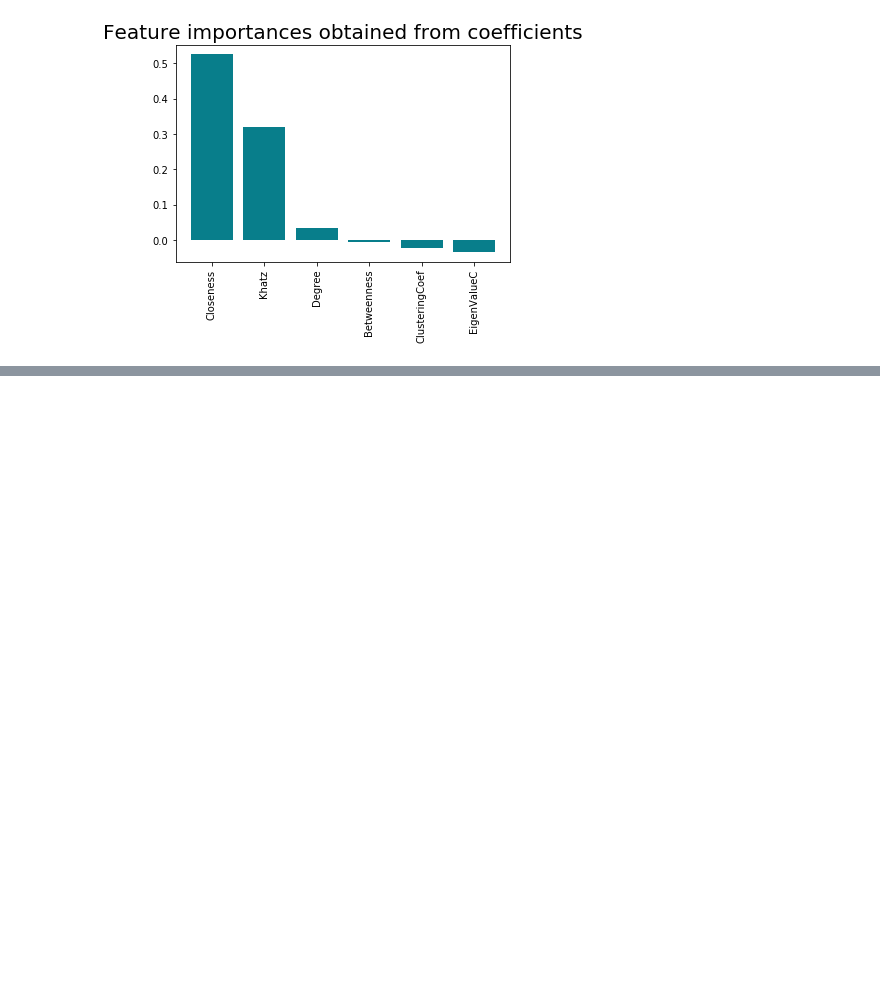
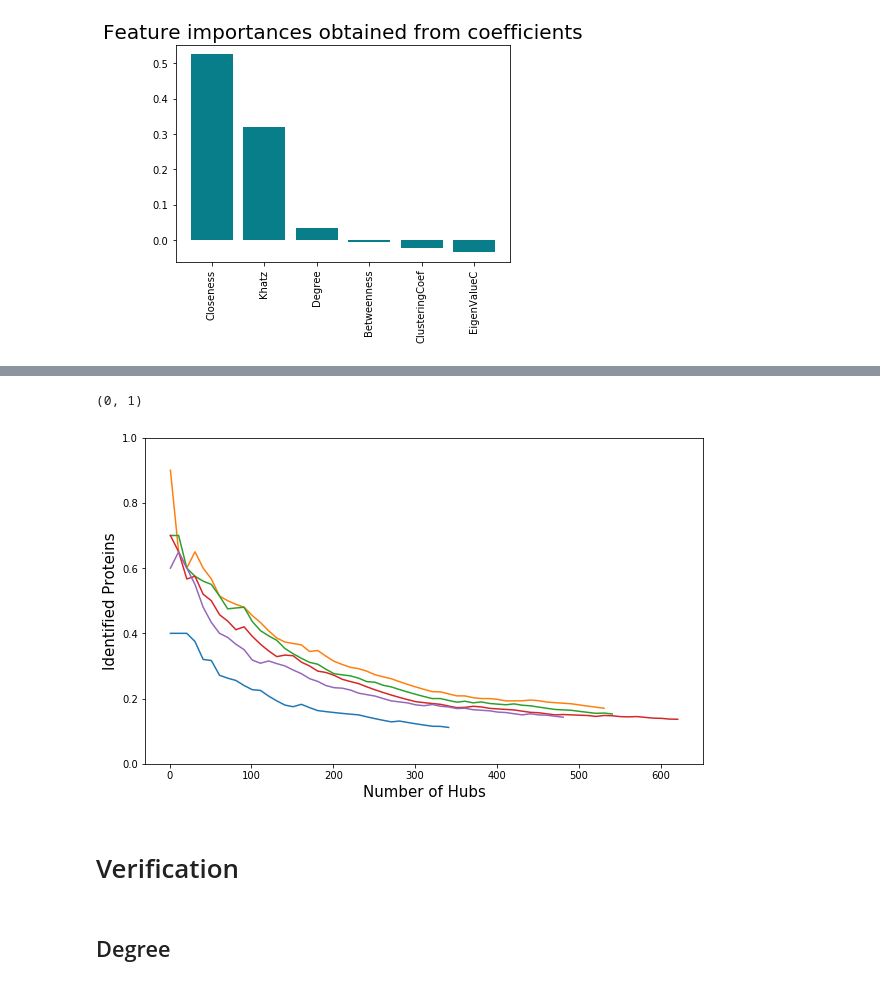
Before and after one commit to arkaprabha10/Cancer-PPIN-Analysis, a Jupyter notebook: Implementation/pca.ipynb, the cells around one changed output, grey strips where cells are left out. Cells and saved outputs as stored; diff of their text form; code cells hidden in the pictures; blank space fills up the shorter version.

```diff
--- a/Implementation/pca.ipynb
+++ b/Implementation/pca.ipynb
@@ -330,0 +348,35 @@ LogisticRegression Feature Importance
+# %%
+df = pd.read_csv('BreastCancer_degreeCentrality.csv')
+df = df.sort_values(['col2'],ascending=False).reset_index().drop(columns=['index'],axis=1)
+count_br = get_overlap(original_breast,df)
+# plt.plot(np.arange(1,len(df),10),count)
+# %%
+df = pd.read_csv('ColonCancer_degreeCentrality.csv')
+df = df.sort_values(['col2'],ascending=False).reset_index().drop(columns=['index'],axis=1)
+count_c = get_overlap(original_colon,df)
+# plt.plot(np.arange(1,len(df),10),count)
+# %%
+df = pd.read_csv('LiverCancer_degreeCentrality.csv')
+df = df.sort_values(['col2'],ascending=False).reset_index().drop(columns=['index'],axis=1)
+count_l = get_overlap(original_liver,df)
+# plt.plot(np.arange(1,len(df),10),count)
+# %%
+df = pd.read_csv('KidneyCancer_degreeCentrality.csv')
+df = df.sort_values(['col2'],ascending=False).reset_index().drop(columns=['index'],axis=1)
+count_k = get_overlap(original_kidney,df)
+# plt.plot(np.arange(1,len(df),10),count)
+# %%
+plt.figure(figsize=[10,6])
+plt.plot(np.arange(1,len(count_b)*10,10),count_b)
+plt.plot(np.arange(1,len(count_br)*10,10),count_br)
+plt.plot(np.arange(1,len(count_c)*10,10),count_c)
+plt.plot(np.arange(1,len(count_l)*10,10),count_l)
+plt.plot(np.arange(1,len(count_k)*10,10),count_k)
+plt.xlabel('Number of Hubs',fontsize=15)
+plt.ylabel('Identified Proteins',fontsize=15)
+plt.ylim(0,1)
+# %% [output]
+(0, 1)
+[figure, added]
+# %% [markdown]
+# Verification
@@ -330,0 +400,2 @@ LogisticRegression Feature Importance
+# %% [markdown]
+## Degree
```
Also changed, not shown: parts of 48 cells of this notebook.
